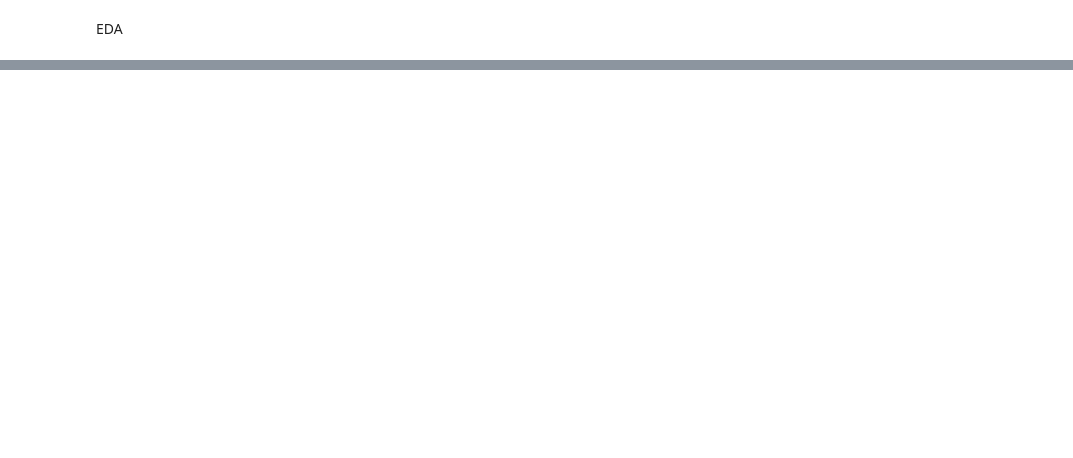
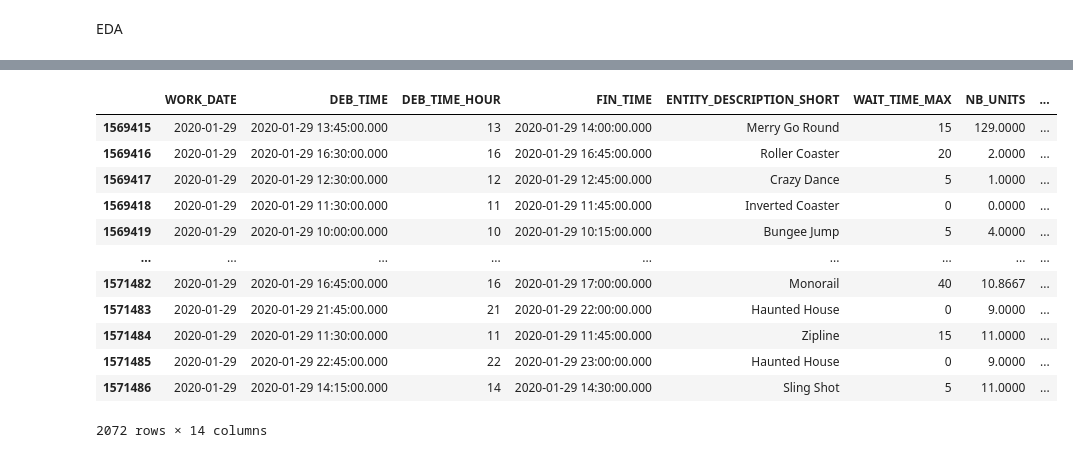
Before and after one commit to Behachee/The-Endless-Line, a Jupyter notebook: EDA.ipynb, the cells around one changed output, grey strips where cells are left out. Drawn from its saved outputs; the diff is of its cells as text; code cells hidden in the pictures; blank space fills up the shorter version.

```diff
--- a/EDA.ipynb
+++ b/EDA.ipynb
@@ -42,0 +3,8 @@ entity.head()
+# %%
+import pandas as pd
+waiting_times = pd.read_csv('/Users/jojolapatate/Documents/GitHub/The-Endless-Line/waiting_times.csv')
+weather = pd.read_csv('/Users/jojolapatate/Documents/GitHub/The-Endless-Line/weather_data.csv')
+entity = pd.read_csv('/Users/jojolapatate/Documents/GitHub/The-Endless-Line/entity_schedule.csv')
+attendance = pd.read_csv('/Users/jojolapatate/Documents/GitHub/The-Endless-Line/attendance.csv')
+link_attraction_park = pd.read_csv('/Users/jojolapatate/Documents/GitHub/The-Endless-Line/link_attraction_park.csv', delimiter= ';')
+parade_night_show = pd.read_excel('/Users/jojolapatate/Documents/GitHub/The-Endless-Line/parade_night_show.xlsx')
@@ -42,0 +27,16 @@ entity.head()
+# %%
+waiting_times[waiting_times['DEB_TIME'].str.contains('2020-01-29')]
+# %% [output]
+|  | WORK_DATE | DEB_TIME | DEB_TIME_HOUR | FIN_TIME | ENTITY_DESCRIPTION_SHORT | WAIT_TIME_MAX | NB_UNITS | ... |
+| 1569415 | 2020-01-29 | 2020-01-29 13:45:00.000 | 13 | 2020-01-29 14:00:00.000 | Merry Go Round | 15 | 129.0000 | ... |
+| 1569416 | 2020-01-29 | 2020-01-29 16:30:00.000 | 16 | 2020-01-29 16:45:00.000 | Roller Coaster | 20 | 2.0000 | ... |
+| 1569417 | 2020-01-29 | 2020-01-29 12:30:00.000 | 12 | 2020-01-29 12:45:00.000 | Crazy Dance | 5 | 1.0000 | ... |
+| 1569418 | 2020-01-29 | 2020-01-29 11:30:00.000 | 11 | 2020-01-29 11:45:00.000 | Inverted Coaster | 0 | 0.0000 | ... |
+| 1569419 | 2020-01-29 | 2020-01-29 10:00:00.000 | 10 | 2020-01-29 10:15:00.000 | Bungee Jump | 5 | 4.0000 | ... |
+| ... | ... | ... | ... | ... | ... | ... | ... | ... |
+| 1571482 | 2020-01-29 | 2020-01-29 16:45:00.000 | 16 | 2020-01-29 17:00:00.000 | Monorail | 40 | 10.8667 | ... |
+| 1571483 | 2020-01-29 | 2020-01-29 21:45:00.000 | 21 | 2020-01-29 22:00:00.000 | Haunted House | 0 | 9.0000 | ... |
+| 1571484 | 2020-01-29 | 2020-01-29 11:30:00.000 | 11 | 2020-01-29 11:45:00.000 | Zipline | 15 | 11.0000 | ... |
+| 1571485 | 2020-01-29 | 2020-01-29 22:45:00.000 | 22 | 2020-01-29 23:00:00.000 | Haunted House | 0 | 9.0000 | ... |
+| 1571486 | 2020-01-29 | 2020-01-29 14:15:00.000 | 14 | 2020-01-29 14:30:00.000 | Sling Shot | 5 | 11.0000 | ... |
+2072 rows × 14 columns
```
Also changed, not shown: parts of 17 cells of this notebook.
